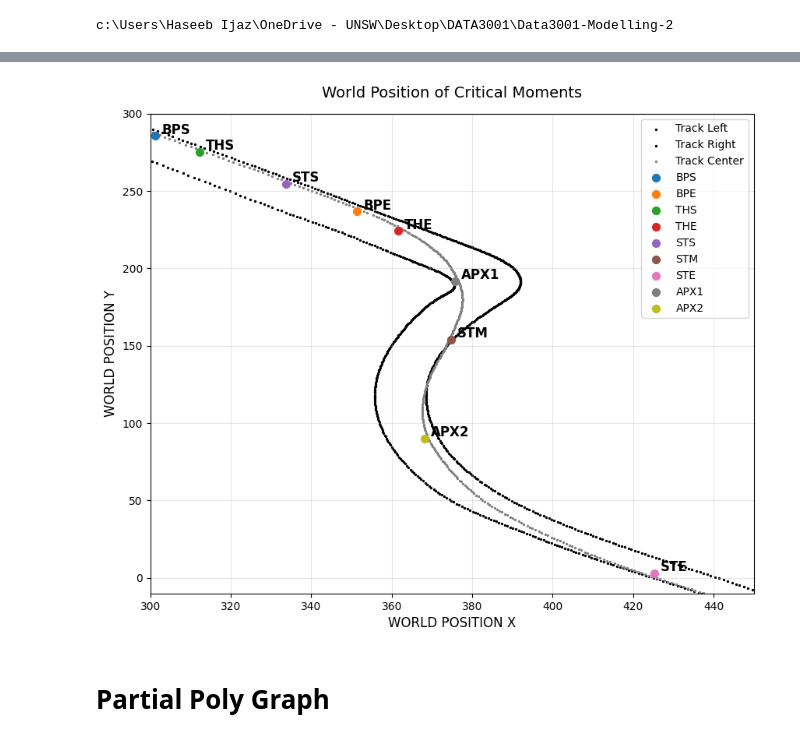
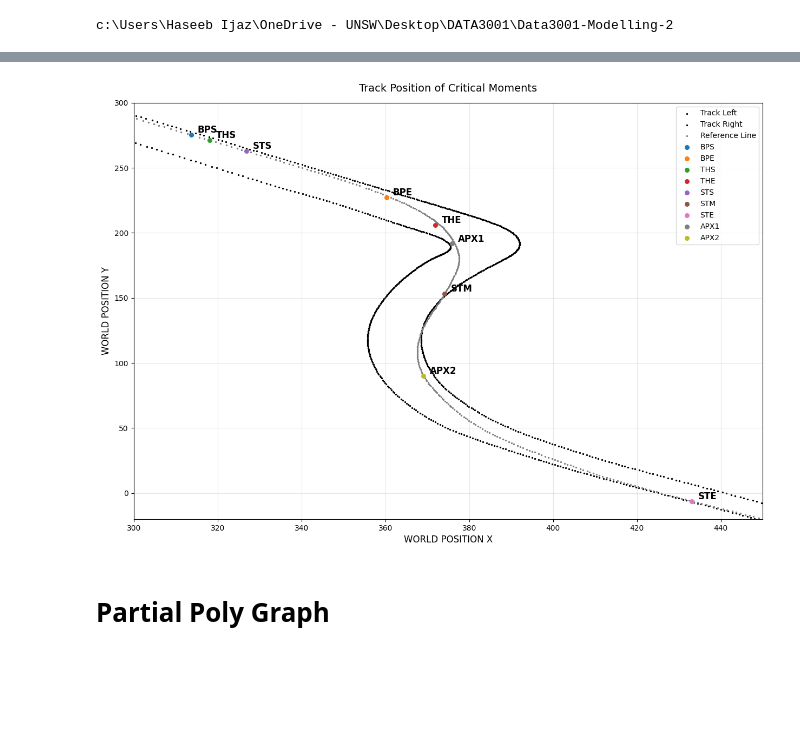
Before and after one commit to muhaseeb34/Data3001-Modelling-2, a Jupyter notebook: Muhammad-mutual_info-VIF-SVR.ipynb, the cells around one changed output, grey strips where cells are left out. Drawn from its saved outputs; the diff is of its cells as text; code cells hidden in the pictures; blank space fills up the shorter version.

Commit message:
partial poly graphs added

```diff
--- a/Muhammad-mutual_info-VIF-SVR.ipynb
+++ b/Muhammad-mutual_info-VIF-SVR.ipynb
@@ -138,12 +129,12 @@ vif_data[vif_data["VIF"] < 10].sort_values(by="VIF")#.iloc[:,0]
 # %%
 poly_parameters = {
     'kernel': ['poly'],
-    'degree': [2, 3, 4, 5],
-    'gamma': ['scale', 'auto'],
-    'coef0': [1, 2, 3, 4, 5],
-    'tol': [1e-06],
-    'C': [0.1, 0.2, 0.3, 0.5, 0.7, 1],
-    'epsilon': [0.001],
+    'degree': [3],
+    'gamma': ['scale'],
+    'coef0': [3],
+    'tol': [1e-03],
+    'C': [0.3],
+    'epsilon': [0.0005],
     'shrinking': [True],
     'verbose': [True],
     'max_iter': [-1]
@@ -285,5 +282,5 @@ AttributeError: 'numpy.ndarray' object has no attribute 'columns'
 # %%
-percentiles = (0.05, 0.95)
+percentiles = (0, 0.999999)
 
 bounds = {
     f: (X_scaled_df[f].quantile(percentiles[0]),
@@ -339,41 +401,39 @@ points = {}
 prefixes = ["BPS", "BPE", "THS", "THE", "STS", "STM", "STE", "APX1", "APX2"]
 
 row = best_combo_unscaled.iloc[0]
 for p in prefixes:
     x_col = f"{p}_WORLDPOSITIONX"
     y_col = f"{p}_WORLDPOSITIONY"
 
     if x_col in row and y_col in row:
         points[p] = (float(row[x_col]), float(row[y_col]))
 
-plt.figure(figsize=(10, 8))
+plt.figure(figsize=(15, 10))
 f = 100000
-# Track boundaries/centerline
+
 plt.scatter(track_left.loc[track_left["FRAME"] <= f,  "WORLDPOSX"],
             track_left.loc[track_left["FRAME"] <= f,  "WORLDPOSY"],
             s=2, color="black", label="Track Left")
 plt.scatter(track_right.loc[track_right["FRAME"] <= f, "WORLDPOSX"],
             track_right.loc[track_right["FRAME"] <= f, "WORLDPOSY"],
             s=2, color="black", label="Track Right")
 plt.scatter(track_line.loc[track_line["FRAME"] <= f,  "WORLDPOSX"],
             track_line.loc[track_line["FRAME"] <= f,  "WORLDPOSY"],
-            s=2, color="gray",  label="Track Center")
+            s=2, color="gray",  label="Reference Line")
 
-# Plot setup
 for name, (x, y) in points.items():
-    plt.scatter(x, y, s=50, label=name)
+    plt.scatter(x, y, s=30, label=name)
     plt.text(x + 1.5, y + 1.5, name, fontsize=12, weight="bold")
 
-# Styling
 plt.xlabel("WORLD POSITION X", fontsize=12)
 plt.ylabel("WORLD POSITION Y", fontsize=12)
-plt.title("World Position of Critical Moments", fontsize=14, pad=15)
+plt.title("Track Position of Critical Moments", fontsize=14, pad=15)
 plt.grid(alpha=0.3)
 plt.legend()
 plt.xlim(300, 450)
-plt.ylim(-10, 300)
+plt.ylim(-20, 300)
 plt.show()
 # %% [output]
-[figure, old version]
+[figure, new version]
 # %% [markdown]
 # Partial Poly Graph
```
Also changed, not shown: parts of 12 cells of this notebook.
